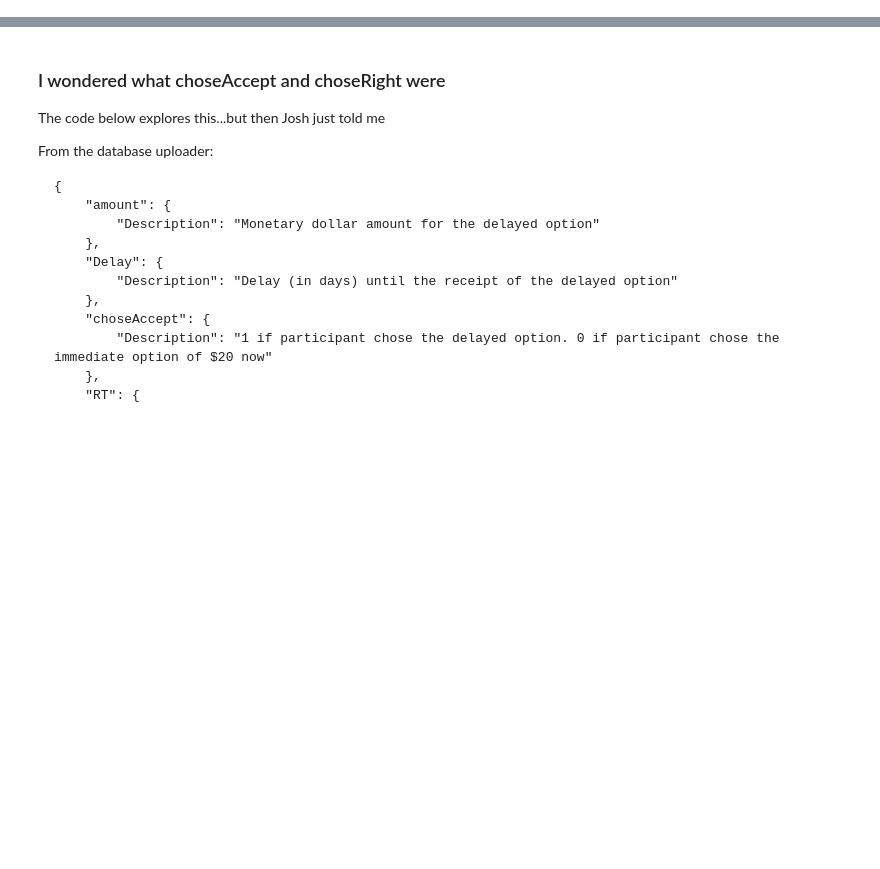
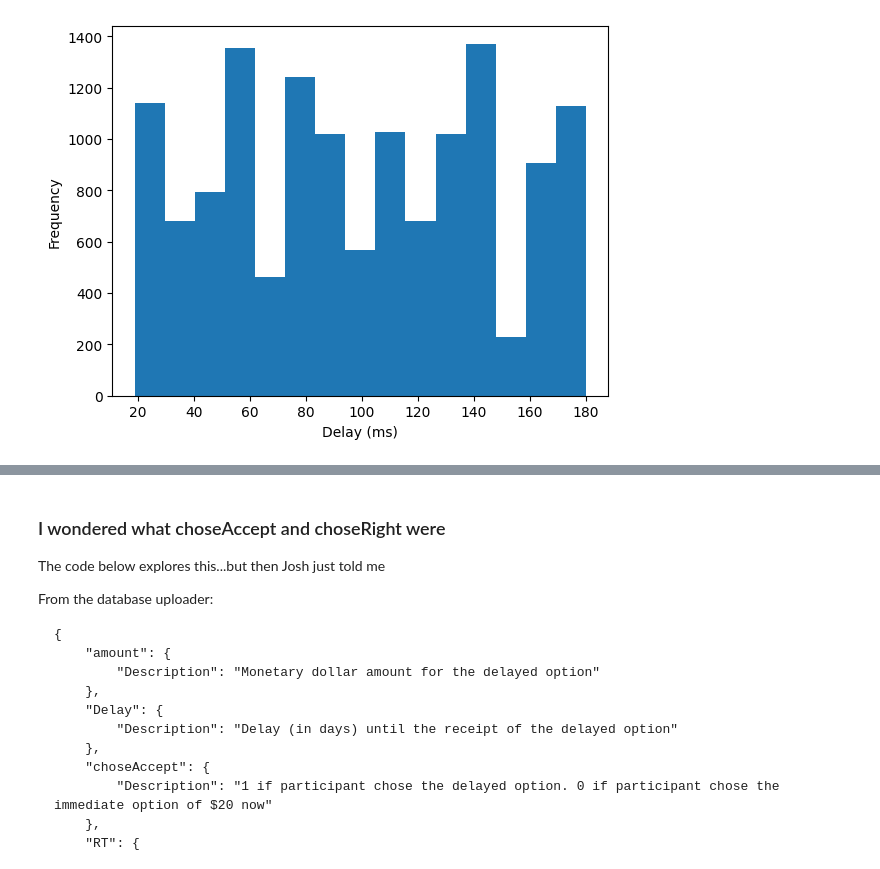
Before and after one commit to jmumford/dd-kable-analysis, a Jupyter notebook: analyses/behavioral_data_exploration/response_time_exploration.ipynb, the cells around one changed output, grey strips where cells are left out. Saved outputs shown, nothing was run; the diff lists cells and outputs as text; code cells hidden in the pictures; blank space fills up the shorter version.

Commit message:
added to behavioral data exploration

```diff
--- a/analyses/behavioral_data_exploration/response_time_exploration.ipynb
+++ b/analyses/behavioral_data_exploration/response_time_exploration.ipynb
@@ -69,3 +84,10 @@ all_behav_df
+# %%
+plt.hist(all_behav_df['Delay'], bins=15)
+plt.xlabel('Delay (ms)')
+plt.ylabel('Frequency')
+plt.show()
+# %% [output]
+[figure, added]
 # %%
 plt.figure(figsize=(8, 4))
 plt.hist(all_behav_df['RT'], 100)
```
Also changed, not shown: parts of 9 cells of this notebook.
